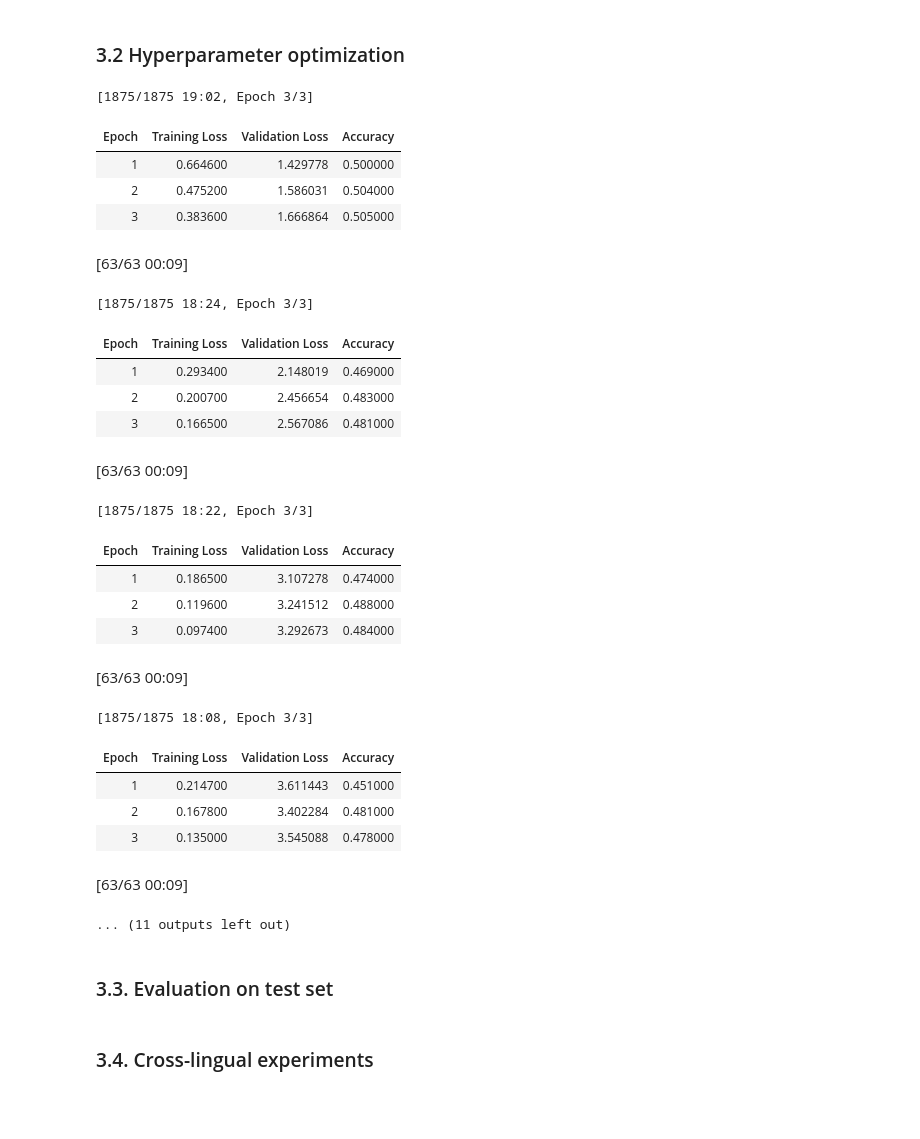
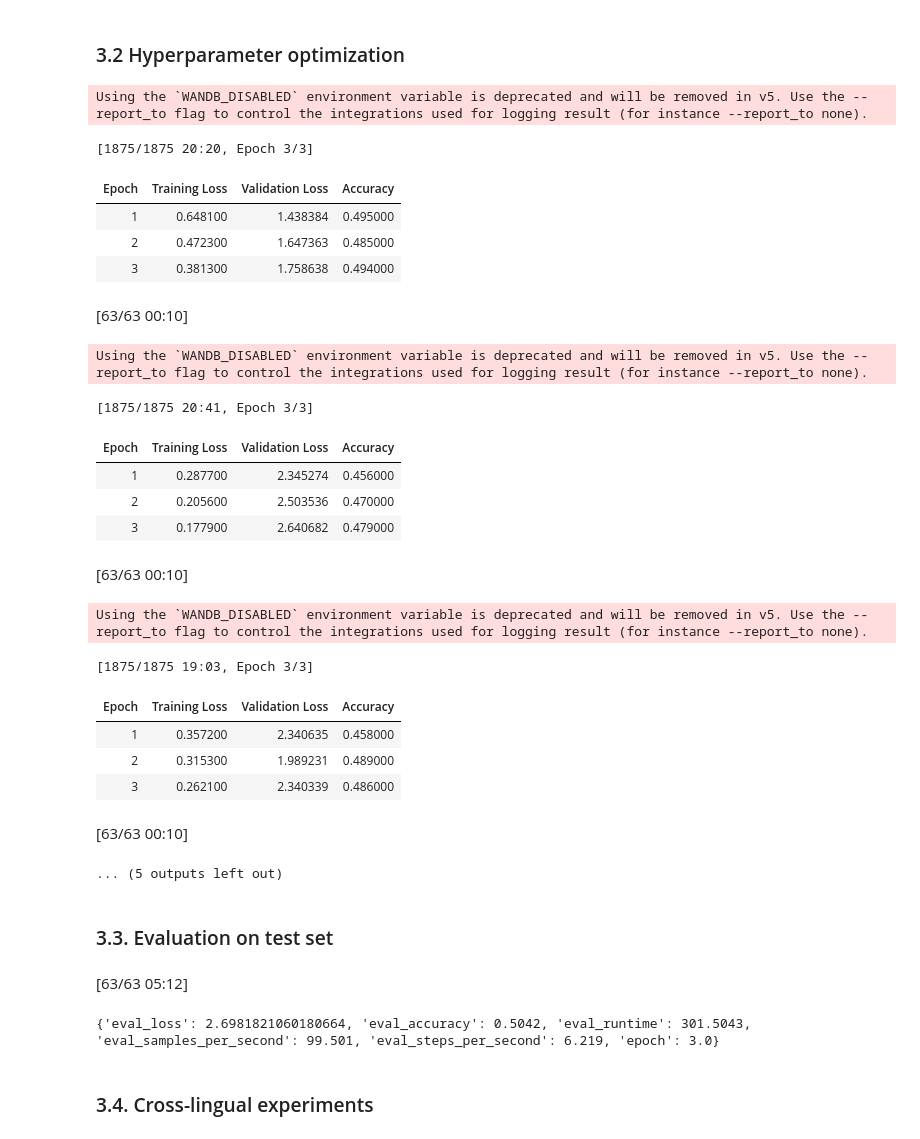
Before and after one commit to simulate111/Deep-Learning-in-Human-Language-Technology, a Jupyter notebook: course_project_Reza_CoP.ipynb, the cells around one changed output. Drawn from its saved outputs; the diff is of its cells as text; code cells hidden in the pictures; blank space fills up the shorter version.

```diff
--- a/course_project_Reza_CoP.ipynb
+++ b/course_project_Reza_CoP.ipynb
@@ -89,6 +93,7 @@ training_args = TrainingArguments(
     per_device_eval_batch_size=16,
     num_train_epochs=3,
     weight_decay=0.01,
+    report_to=None  # Disable W&B logging
 )
 
 metric = evaluate.load("accuracy")
@@ -121,8 +127,8 @@ TrainOutput(global_step=1875, training_loss=1.017976416015625, metrics={'train_r
 ### 3.2 Hyperparameter optimization
 # %%
 # Define a set of hyperparameters to search over
-learning_rates = [1e-5, 2e-5, 3e-5]
-weight_decays = [0.0, 0.01, 0.1]
+learning_rates = [1e-5, 3e-5]# 2e-5,
+weight_decays = [0.01, 0.1]#0.0,
 
 best_accuracy = 0
 best_hyperparams = {}
@@ -133,63 +139,63 @@ for lr in learning_rates:
             output_dir="./results",
             eval_strategy="epoch",
             learning_rate=lr,
             per_device_train_batch_size=16,
             per_device_eval_batch_size=16,
             num_train_epochs=3,
             weight_decay=wd,
         )
 
         trainer = Trainer(
             model=model,
             args=training_args,
             train_dataset=small_train_dataset,
             eval_dataset=small_eval_dataset,
             tokenizer=tokenizer,
             compute_metrics=compute_metrics,
         )
 
         trainer.train()
         eval_results = trainer.evaluate()
         accuracy = eval_results["eval_accuracy"]
 
         if accuracy > best_accuracy:
             best_accuracy = accuracy
             best_hyperparams = {"learning_rate": lr, "weight_decay": wd}
 
 print(f"Best hyperparameters: {best_hyperparams}")
 print(f"Best accuracy: {best_accuracy}")
 # %% [output]
-[1875/1875 19:02, Epoch 3/3]
+Using the `WANDB_DISABLED` environment variable is deprecated and will be removed in v5. Use the --report_to flag to control the integrations used for logging result (for instance --report_to none).
+[1875/1875 20:20, Epoch 3/3]
 | Epoch | Training Loss | Validation Loss | Accuracy |
-| 1 | 0.664600 | 1.429778 | 0.500000 |
-| 2 | 0.475200 | 1.586031 | 0.504000 |
-| 3 | 0.383600 | 1.666864 | 0.505000 |
+| 1 | 0.648100 | 1.438384 | 0.495000 |
+| 2 | 0.472300 | 1.647363 | 0.485000 |
+| 3 | 0.381300 | 1.758638 | 0.494000 |
-[63/63 00:09]
+[63/63 00:10]
-[1875/1875 18:24, Epoch 3/3]
+Using the `WANDB_DISABLED` environment variable is deprecated and will be removed in v5. Use the --report_to flag to control the integrations used for logging result (for instance --report_to none).
+[1875/1875 20:41, Epoch 3/3]
 | Epoch | Training Loss | Validation Loss | Accuracy |
-| 1 | 0.293400 | 2.148019 | 0.469000 |
-| 2 | 0.200700 | 2.456654 | 0.483000 |
-| 3 | 0.166500 | 2.567086 | 0.481000 |
+| 1 | 0.287700 | 2.345274 | 0.456000 |
+| 2 | 0.205600 | 2.503536 | 0.470000 |
+| 3 | 0.177900 | 2.640682 | 0.479000 |
-[63/63 00:09]
+[63/63 00:10]
-[1875/1875 18:22, Epoch 3/3]
+Using the `WANDB_DISABLED` environment variable is deprecated and will be removed in v5. Use the --report_to flag to control the integrations used for logging result (for instance --report_to none).
+[1875/1875 19:03, Epoch 3/3]
 | Epoch | Training Loss | Validation Loss | Accuracy |
-| 1 | 0.186500 | 3.107278 | 0.474000 |
-| 2 | 0.119600 | 3.241512 | 0.488000 |
-| 3 | 0.097400 | 3.292673 | 0.484000 |
+| 1 | 0.357200 | 2.340635 | 0.458000 |
+| 2 | 0.315300 | 1.989231 | 0.489000 |
+| 3 | 0.262100 | 2.340339 | 0.486000 |
-[63/63 00:09]
+[63/63 00:10]
-[1875/1875 18:08, Epoch 3/3]
-| Epoch | Training Loss | Validation Loss | Accuracy |
-| 1 | 0.214700 | 3.611443 | 0.451000 |
-| 2 | 0.167800 | 3.402284 | 0.481000 |
-| 3 | 0.135000 | 3.545088 | 0.478000 |
-[63/63 00:09]
-... (11 outputs left out)
+... (5 outputs left out)
 # %% [markdown]
 ### 3.3. Evaluation on test set
 # %%
 # Your code to evaluate the final model on the test set here
 test_results = trainer.evaluate(encoded_dataset["test"])
 print(test_results)
+# %% [output]
+[63/63 05:12]
+{'eval_loss': 2.6981821060180664, 'eval_accuracy': 0.5042, 'eval_runtime': 301.5043, 'eval_samples_per_second': 99.501, 'eval_steps_per_second': 6.219, 'epoch': 3.0}
 # %% [markdown]
 ### 3.4. Cross-lingual experiments
 # %%
```
Also changed, not shown: parts of 3 cells of this notebook.
